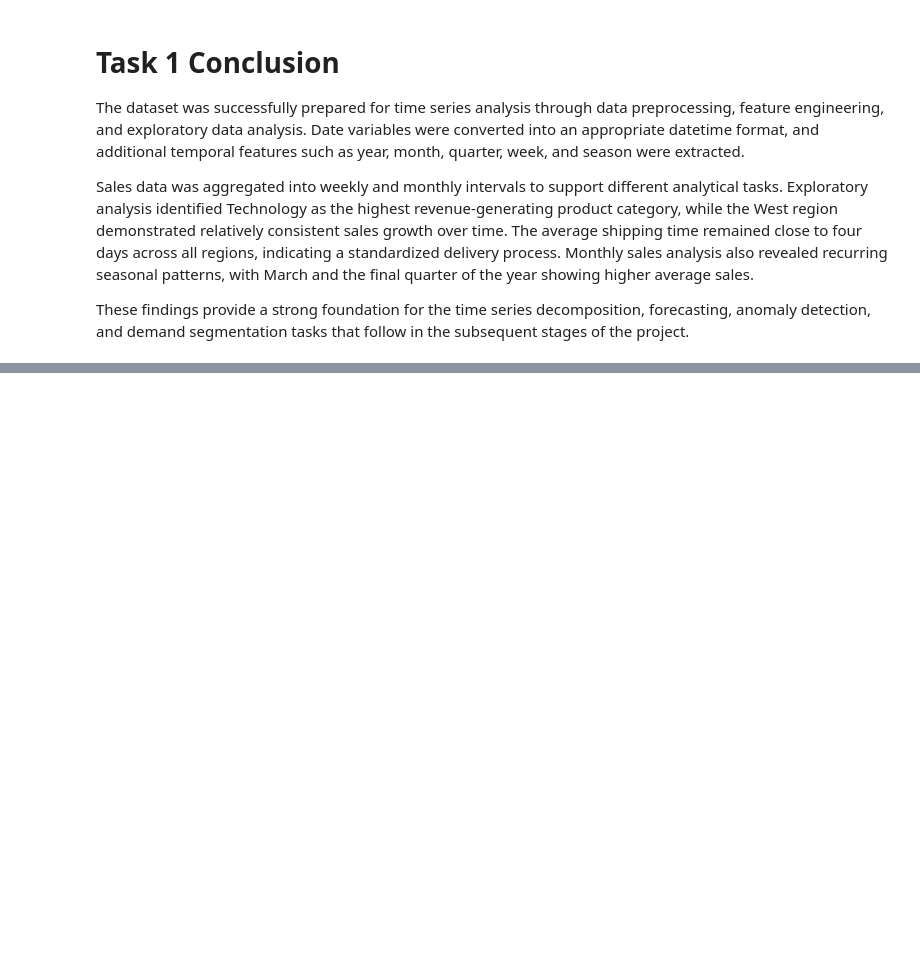
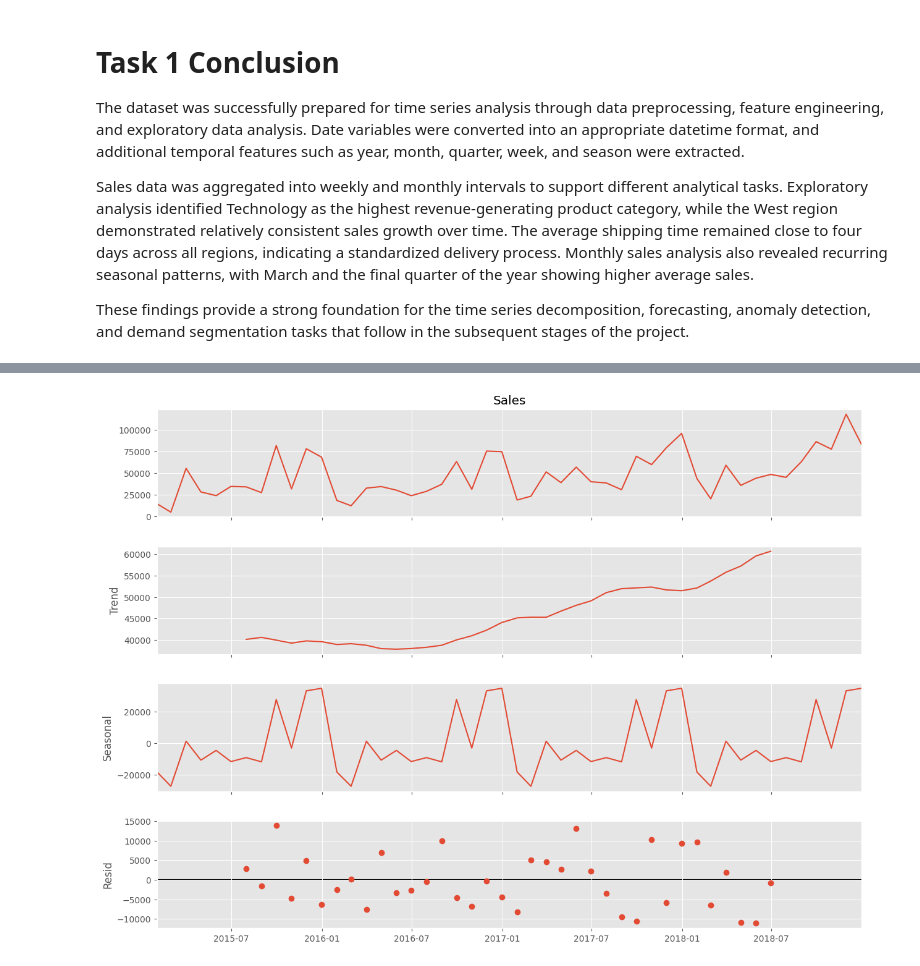
Before and after one commit to krishna-2-005/SalesForecasting_KuchuruSaiKrishnaReddy, a Jupyter notebook: Final_Project_Submission_XYLOFY_AI.ipynb, the cells around one changed output, grey strips where cells are left out. Cells and saved outputs as stored; diff of their text form; code cells hidden in the pictures; blank space fills up the shorter version.

```diff
--- a/Final_Project_Submission_XYLOFY_AI.ipynb
+++ b/Final_Project_Submission_XYLOFY_AI.ipynb
@@ -570,0 +637,14 @@ These findings provide a strong foundation for the time series decomposition, fo
+# %%
+decomposition = seasonal_decompose(
+    monthly_sales,
+    model="additive",
+    period=12
+)
+# %%
+fig = decomposition.plot()
+
+fig.set_size_inches(14,10)
+
+plt.show()
+# %% [output]
+[figure, added]
```
Also changed, not shown: parts of 18 cells of this notebook.
